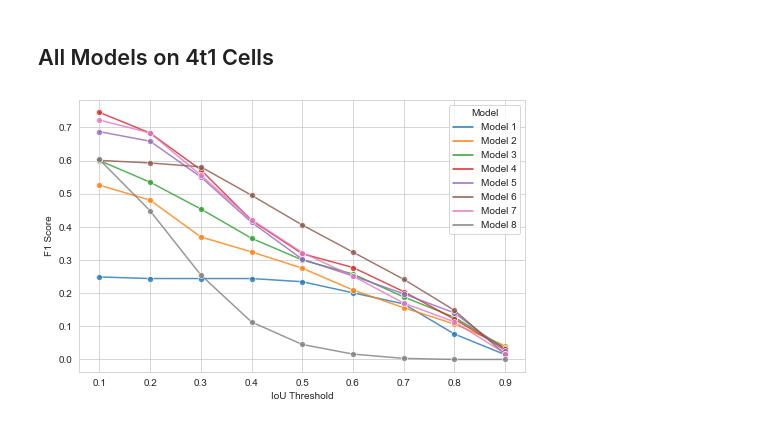
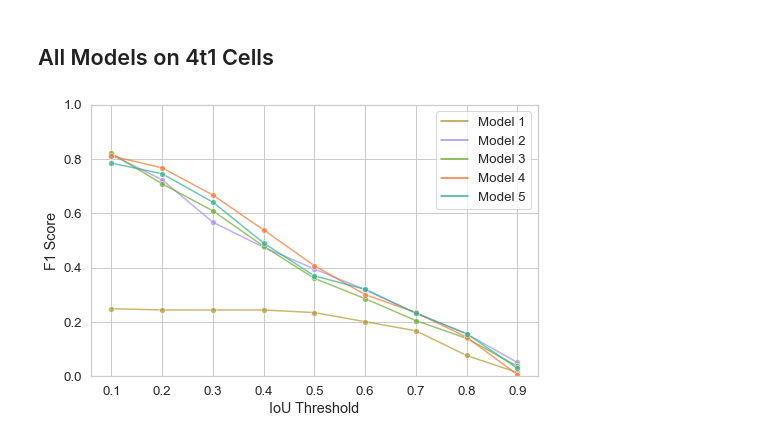
Before and after one commit to annajiwons/merfish-segmentation, a Jupyter notebook: figures/f1plots.ipynb, the cells around one changed output. Saved outputs shown, nothing was run; the diff lists cells and outputs as text; code cells hidden in the pictures.

Commit message:
update f1 score plots

```diff
--- a/figures/f1plots.ipynb
+++ b/figures/f1plots.ipynb
@@ -58,0 +85,5 @@ gen_f1_plot(csv_names, model_names)
+# %%
+with sns.color_palette(custom_palette[8:]):
+    csv_names = ['default_thresh/model6', 'default_thresh/model7', 'default_thresh/model8', 'default_thresh/model9']
+    model_names = ['Model 6', 'Model 7', 'Model 8', 'Model 9']
+    gen_f1_plot(csv_names, model_names)
@@ -59,6 +92,2 @@ gen_f1_plot(csv_names, model_names)
 # %% [markdown]
 ## StarDist with smFISH Input
-# %%
-csv_names = ['stardist', 'smfish']
-model_names = ['Model 4', 'Model 8']
-gen_f1_plot(csv_names, model_names)
@@ -66,0 +94,5 @@ gen_f1_plot(csv_names, model_names)
+# %%
+with sns.color_palette(custom_palette[12:]):
+    csv_names = ['model10', 'model11']
+    model_names = ['Model 10', 'Model 11']
+    gen_f1_plot(csv_names, model_names)
@@ -66,0 +103,5 @@ gen_f1_plot(csv_names, model_names)
+# %%
+with sns.color_palette(custom_palette[6:7] + custom_palette[14:]):
+    csv_names = ['default_thresh/model6', 'default_thresh/model13']
+    model_names = ['Model 6', 'Model 13']
+    gen_f1_plot(csv_names, model_names)
@@ -67,10 +110,9 @@ gen_f1_plot(csv_names, model_names)
 # %% [markdown]
 ## All Models on 4t1 Cells
 # %%
-csv_names = ['4t1_pretrained', '4t1_pretrained_add5', '4t1_pretrained_add10', '4t1_stardist',
-             '4t1_aug_fliprot', '4t1_aug_intensity', '4t1_aug_noise', '4t1_smfish_stardist']
-model_names = ['Model 1', 'Model 2', 'Model 3', 'Model 4',
-               'Model 5', 'Model 6', 'Model 7', 'Model 8']
-gen_f1_plot(csv_names, model_names)
+with sns.color_palette(custom_palette[3:]):
+    csv_names = ['4t1_model1', 'default_thresh/4t1_model2', 'default_thresh/4t1_model3', 'default_thresh/4t1_model4', 'default_thresh/4t1_model5']
+    model_names = ['Model 1', 'Model 2', 'Model 3', 'Model 4', 'Model 5']
+    gen_f1_plot(csv_names, model_names)
 # %% [output]
-[figure, old version]
+[figure, new version]
```
Also changed, not shown: parts of 18 cells of this notebook, 28 other files.
